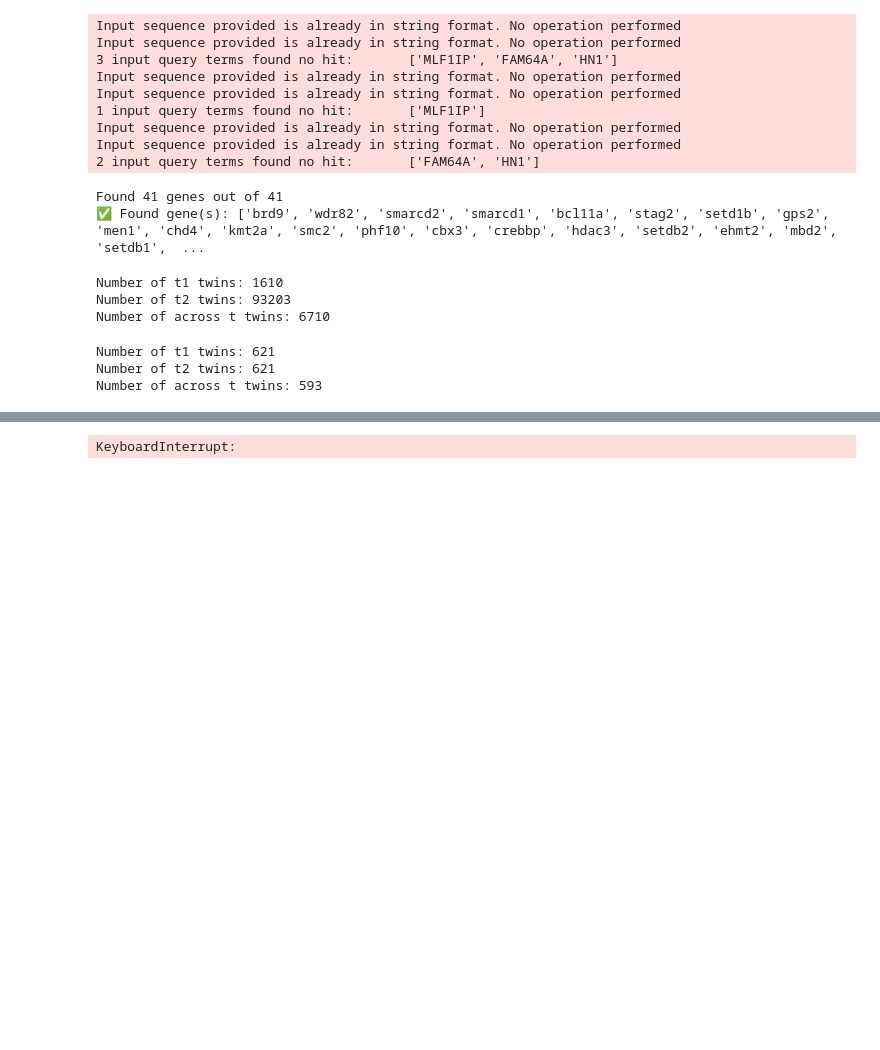
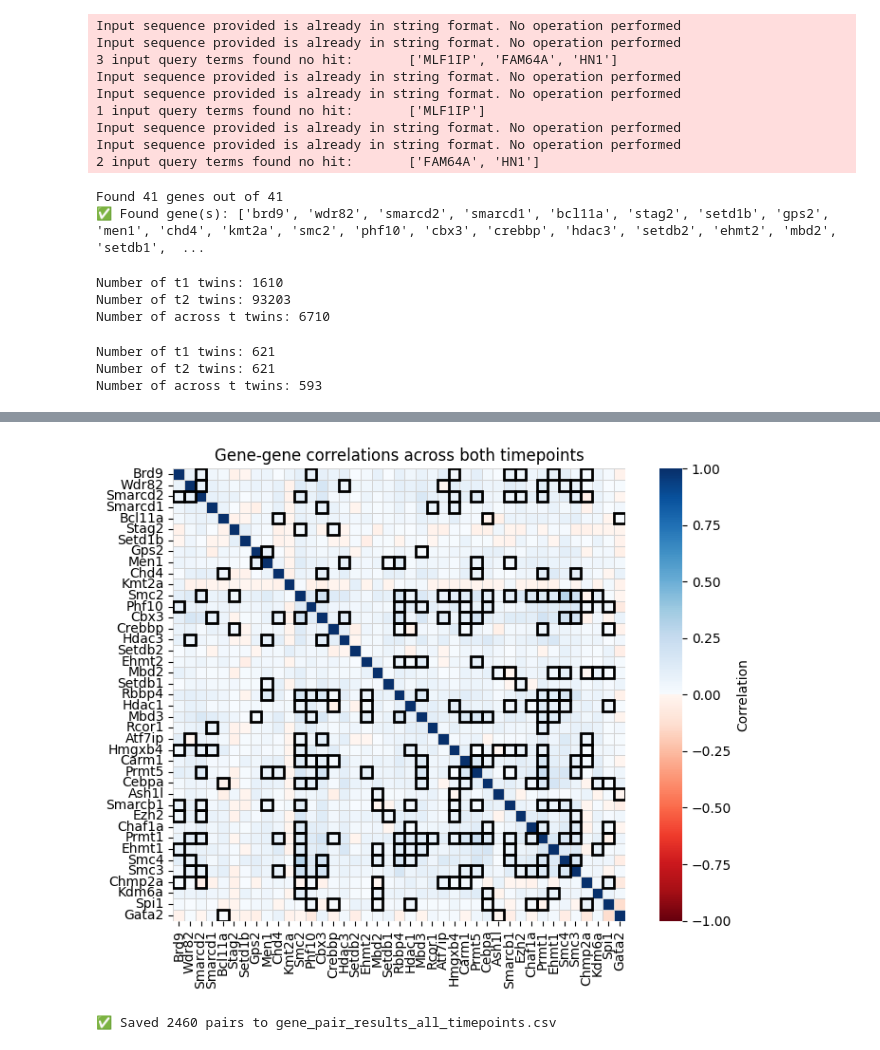
Before and after one commit to Keerthana910234/TwINFER, a Jupyter notebook: TwINFER_LARRY.ipynb, the cells around one changed output, grey strips where cells are left out. Saved outputs shown, nothing was run; the diff lists cells and outputs as text; code cells hidden in the pictures; blank space fills up the shorter version.

```diff
--- a/TwINFER_LARRY.ipynb
+++ b/TwINFER_LARRY.ipynb
@@ -595,16 +597,60 @@ if plot_correlation_matrices_as_heatmap:
 # %%
 # --- Step 1: Pairwise gene-gene correlations at t1: day 2 ---
 pairwise_gene_gene_correlation_matrix_t3 = calculate_pairwise_gene_gene_correlation_matrix(
     all_t2_measurements, gene_list
 )
-no_regulation_t3, potential_regulation_t3, corr_threshold_used_t3 = check_gene_gene_correlation_threshold(
+no_regulation_t3, potential_regulation_t3 = check_gene_gene_correlation_threshold(
     all_t2_measurements, pairwise_gene_gene_correlation_matrix_t3, gene_list,  threshold = threshold_gene_gene_corr, use_scramble = True, p_val_threshold = p_val_threshold_scrambled_gene_correlation, verbose = show_scrambled_distribution_gene_correlation
 )
 
 # print(no_regulation)
 if plot_correlation_matrices_as_heatmap:
     plot_matrix_as_heatmap(corr_matrix=pairwise_gene_gene_correlation_matrix_t3, gene_list=gene_list, no_regulation=no_regulation_t1, potential_regulation=potential_regulation_t1,
         title=f"Gene-gene correlations across both timepoints", add_gene_labels=True, add_time=False, gray_out_no_reg=False
     )
 # %% [output]
-KeyboardInterrupt:
+[figure, added]
+# %%
+import pandas as pd
+from itertools import product
+from pathlib import Path
+
+out_dir = Path("/home/gzu5140/Keerthana_b1042/grnInference/analysisData/real_data_analysis/")
+out_dir.mkdir(exist_ok=True)
+
+# === Combine and save all timepoint results ===
+rows = []
+
+for tp, (no_reg, pot_reg, corr_mat) in {
+    "t1": (no_regulation_t1, potential_regulation_t1, pairwise_gene_gene_correlation_matrix_t1),
+    "t2": (no_regulation_t2, potential_regulation_t2, pairwise_gene_gene_correlation_matrix_t2),
+    "t3": (no_regulation_t3, potential_regulation_t3, pairwise_gene_gene_correlation_matrix_t3),
+}.items():
+
+    all_pairs = set(tuple(sorted(p)) for p in no_reg + pot_reg)
+
+    for g1, g2 in all_pairs:
+        # lookup correlation (try both orders)
+        if g1 in corr_mat.index and g2 in corr_mat.columns:
+            corr_val = corr_mat.loc[g1, g2]
+        elif g2 in corr_mat.index and g1 in corr_mat.columns:
+            corr_val = corr_mat.loc[g2, g1]
+        else:
+            corr_val = None
+
+        pair_sorted = tuple(sorted((g1, g2)))
+        if pair_sorted in [tuple(sorted(p)) for p in pot_reg]:
+            category = "potential_regulation"
+        elif pair_sorted in [tuple(sorted(p)) for p in no_reg]:
+            category = "no_regulation"
+        else:
+            category = "uncategorized"
+
+        rows.append([g1, g2, corr_val, category, tp])
+
+# save all together
+df = pd.DataFrame(rows, columns=["gene_1", "gene_2", "correlation", "category", "timepoint"])
+df.to_csv(out_dir / "gene_pair_results_all_timepoints.csv", index=False)
+print(f"✅ Saved {len(df)} pairs to gene_pair_results_all_timepoints.csv")
+# %% [output]
+✅ Saved 2460 pairs to gene_pair_results_all_timepoints.csv
```
Also changed, not shown: parts of 14 cells of this notebook, 2 other files.
